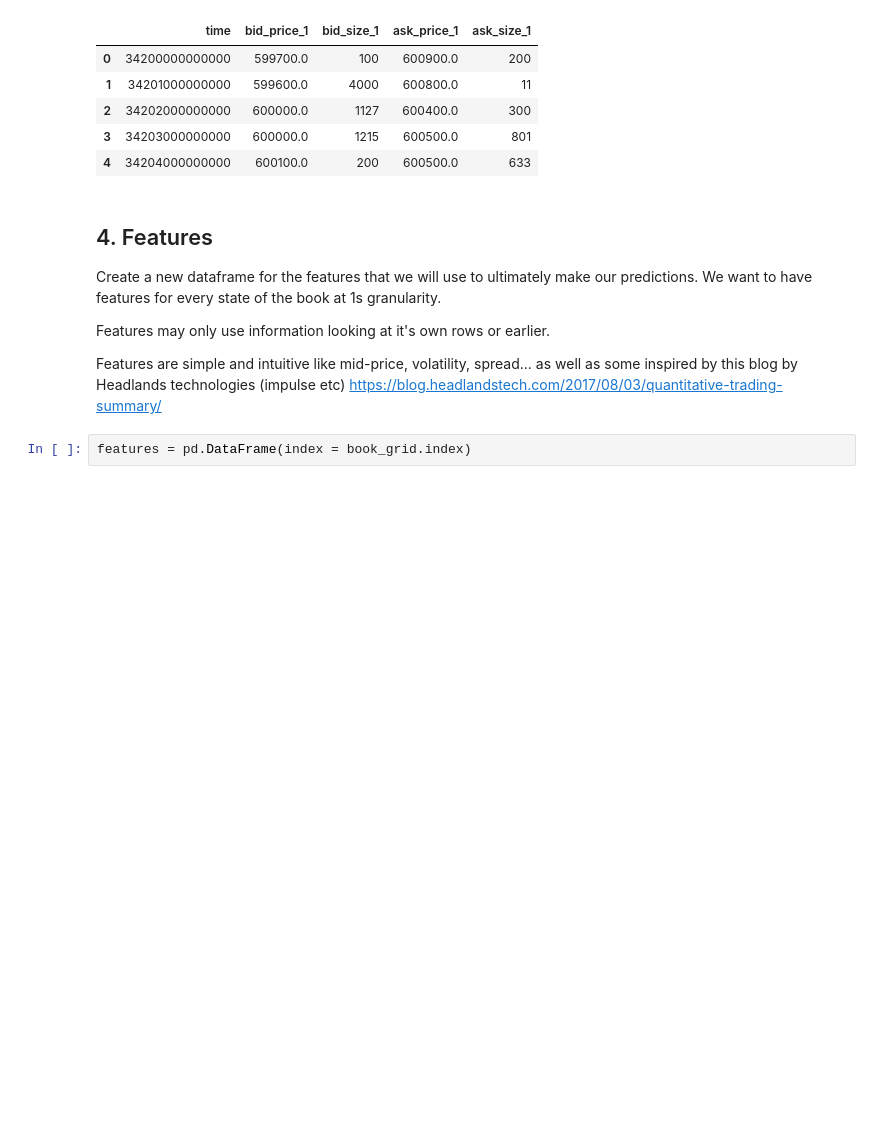
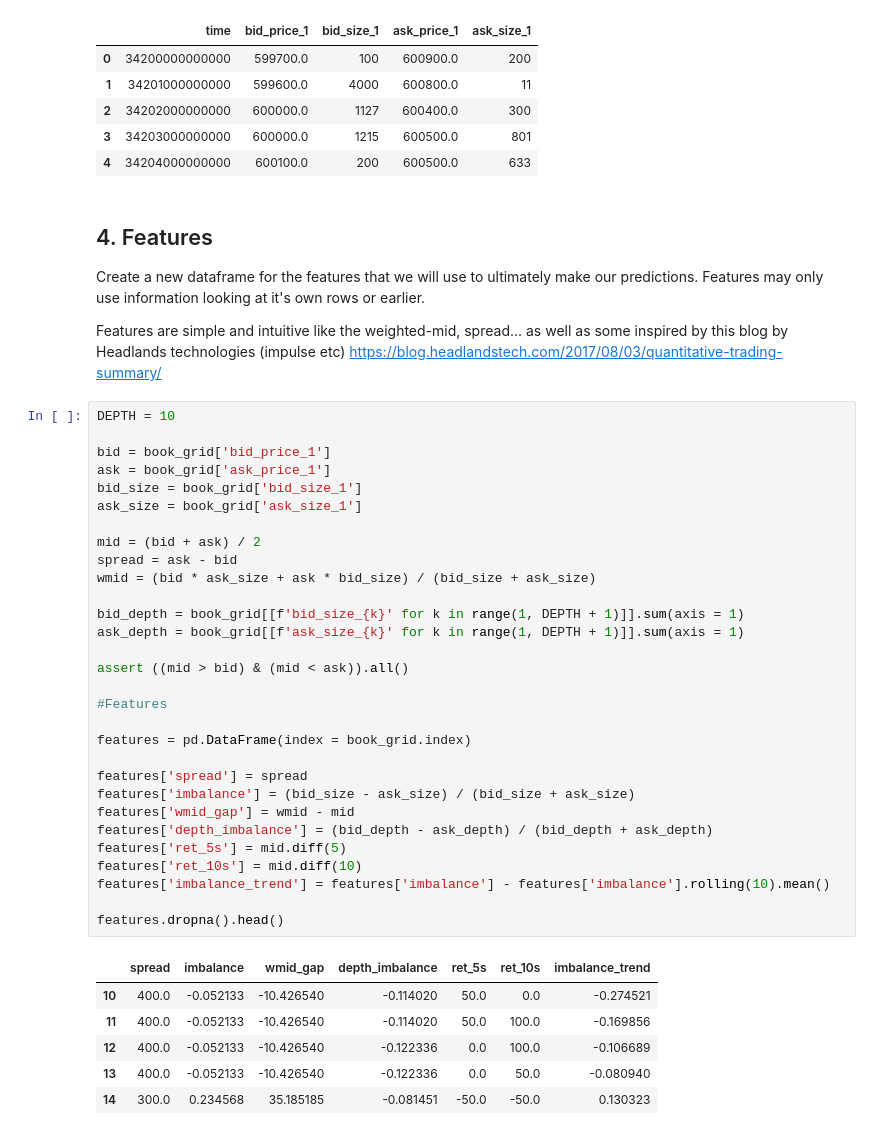
Before and after one commit to aaronrose227/Learning-ML-with-L3-Data, a Jupyter notebook: logistic_regression.ipynb, the cells around one changed output. Saved outputs shown, nothing was run; the diff lists cells and outputs as text; blank space fills up the shorter version.

```diff
--- a/logistic_regression.ipynb
+++ b/logistic_regression.ipynb
@@ -100,10 +100,44 @@ book_grid[['time', 'bid_price_1', 'bid_size_1', 'ask_price_1', 'ask_size_1']].he
 # %% [markdown]
 ## 4. Features
 
-Create a new dataframe for the features that we will use to ultimately make our predictions. We want to have features for every state of the book at 1s granularity.
-
+Create a new dataframe for the features that we will use to ultimately make our predictions.
 Features may only use information looking at it's own rows or earlier.
 
-Features are simple and intuitive like mid-price, volatility, spread... as well as some inspired by this blog by Headlands technologies (impulse etc) https://blog.headlandstech.com/2017/08/03/quantitative-trading-summary/
+Features are simple and intuitive like the weighted-mid, spread... as well as some inspired by this blog by Headlands technologies (impulse etc) https://blog.headlandstech.com/2017/08/03/quantitative-trading-summary/
 # %%
+DEPTH = 10
+
+bid = book_grid['bid_price_1']
+ask = book_grid['ask_price_1']
+bid_size = book_grid['bid_size_1']
+ask_size = book_grid['ask_size_1']
+
+mid = (bid + ask) / 2
+spread = ask - bid
+wmid = (bid * ask_size + ask * bid_size) / (bid_size + ask_size)
+
+bid_depth = book_grid[[f'bid_size_{k}' for k in range(1, DEPTH + 1)]].sum(axis = 1)
+ask_depth = book_grid[[f'ask_size_{k}' for k in range(1, DEPTH + 1)]].sum(axis = 1)
+
+assert ((mid > bid) & (mid < ask)).all()
+
+#Features
+
 features = pd.DataFrame(index = book_grid.index)
+
+features['spread'] = spread
+features['imbalance'] = (bid_size - ask_size) / (bid_size + ask_size)
+features['wmid_gap'] = wmid - mid
+features['depth_imbalance'] = (bid_depth - ask_depth) / (bid_depth + ask_depth)
+features['ret_5s'] = mid.diff(5)
+features['ret_10s'] = mid.diff(10)
+features['imbalance_trend'] = features['imbalance'] - features['imbalance'].rolling(10).mean()
+
+features.dropna().head()
+# %% [output]
+|  | spread | imbalance | wmid_gap | depth_imbalance | ret_5s | ret_10s | imbalance_trend |
+| 10 | 400.0 | -0.052133 | -10.426540 | -0.114020 | 50.0 | 0.0 | -0.274521 |
+| 11 | 400.0 | -0.052133 | -10.426540 | -0.114020 | 50.0 | 100.0 | -0.169856 |
+| 12 | 400.0 | -0.052133 | -10.426540 | -0.122336 | 0.0 | 100.0 | -0.106689 |
+| 13 | 400.0 | -0.052133 | -10.426540 | -0.122336 | 0.0 | 50.0 | -0.080940 |
+| 14 | 300.0 | 0.234568 | 35.185185 | -0.081451 | -50.0 | -50.0 | 0.130323 |
```
Also changed, not shown: parts of 14 cells of this notebook.
